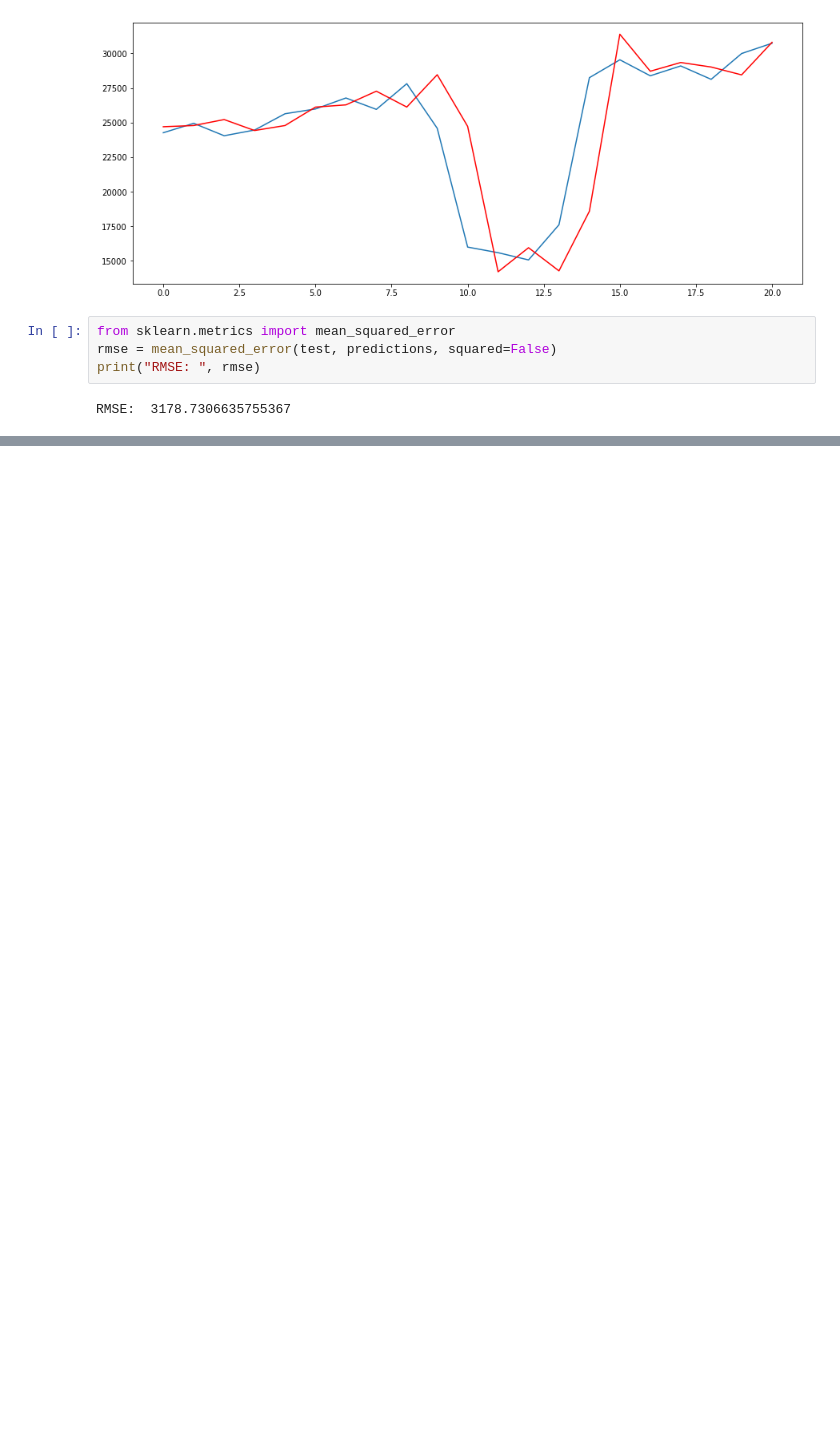
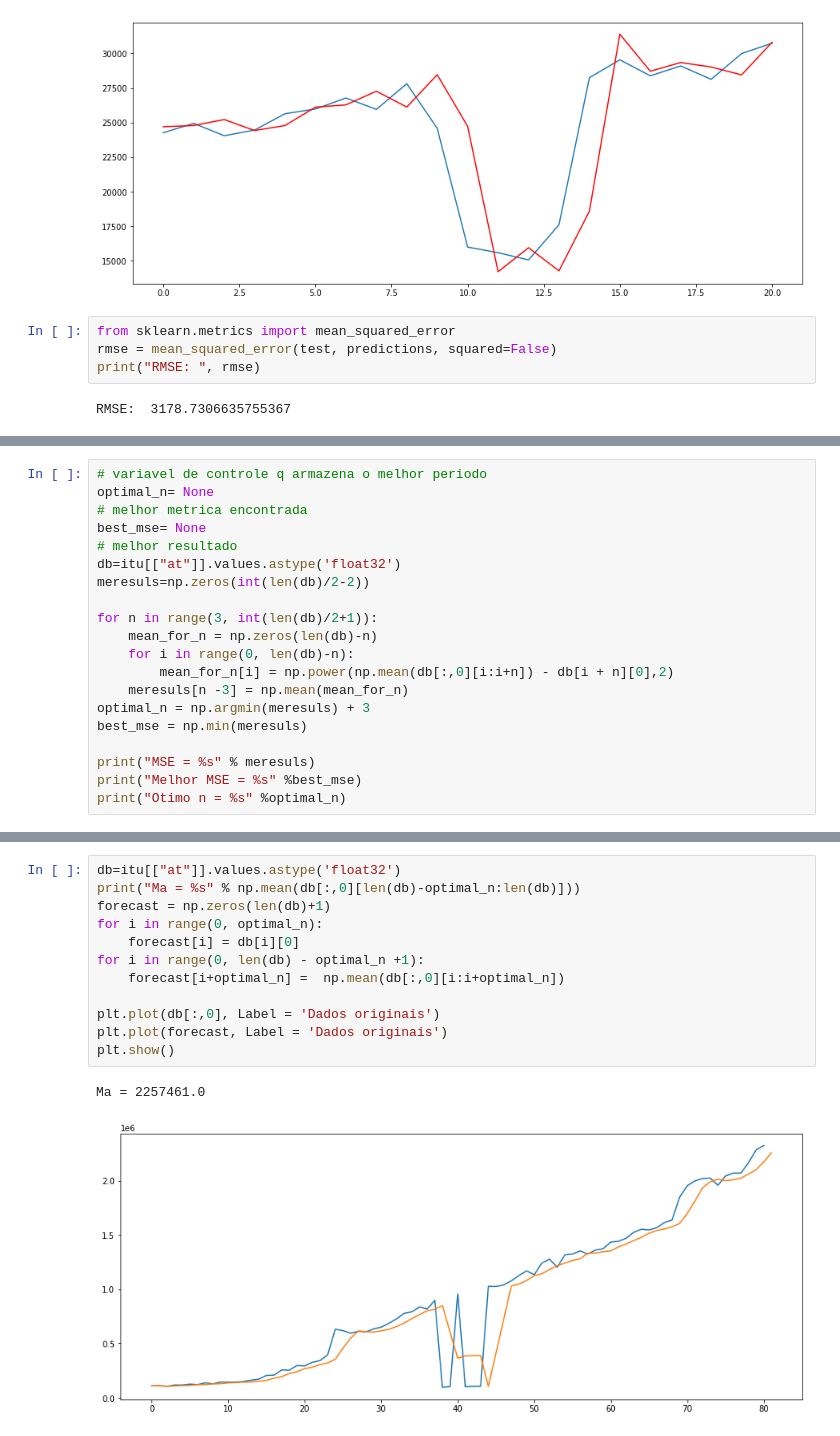
Before and after one commit to thgcns/Analise-predititiva-indicadores-financeiros, a Jupyter notebook: arima-itub.ipynb, the cells around one changed output, grey strips where cells are left out. Saved outputs shown, nothing was run; the diff lists cells and outputs as text; blank space fills up the shorter version.

```diff
--- a/arima-itub.ipynb
+++ b/arima-itub.ipynb
@@ -267,0 +270,20 @@ RMSE:  3178.7306635755367
+# %%
+# variavel de controle q armazena o melhor periodo
+optimal_n= None
+# melhor metrica encontrada
+best_mse= None
+# melhor resultado
+db=itu[["at"]].values.astype('float32')
+meresuls=np.zeros(int(len(db)/2-2))
+
+for n in range(3, int(len(db)/2+1)):
+    mean_for_n = np.zeros(len(db)-n)
+    for i in range(0, len(db)-n):
+        mean_for_n[i] = np.power(np.mean(db[:,0][i:i+n]) - db[i + n][0],2)
+    meresuls[n -3] = np.mean(mean_for_n)
+optimal_n = np.argmin(meresuls) + 3
+best_mse = np.min(meresuls)
+
+print("MSE = %s" % meresuls)
+print("Melhor MSE = %s" %best_mse)
+print("Otimo n = %s" %optimal_n)
@@ -267,0 +303,15 @@ RMSE:  3178.7306635755367
+# %%
+db=itu[["at"]].values.astype('float32')
+print("Ma = %s" % np.mean(db[:,0][len(db)-optimal_n:len(db)]))
+forecast = np.zeros(len(db)+1)
+for i in range(0, optimal_n):
+    forecast[i] = db[i][0]
+for i in range(0, len(db) - optimal_n +1):
+    forecast[i+optimal_n] =  np.mean(db[:,0][i:i+optimal_n])
+
+plt.plot(db[:,0], Label = 'Dados originais')
+plt.plot(forecast, Label = 'Dados originais')
+plt.show()
+# %% [output]
+Ma = 2257461.0
+[figure, added]
```
Also changed, not shown: parts of 20 cells of this notebook, 12 other files.
